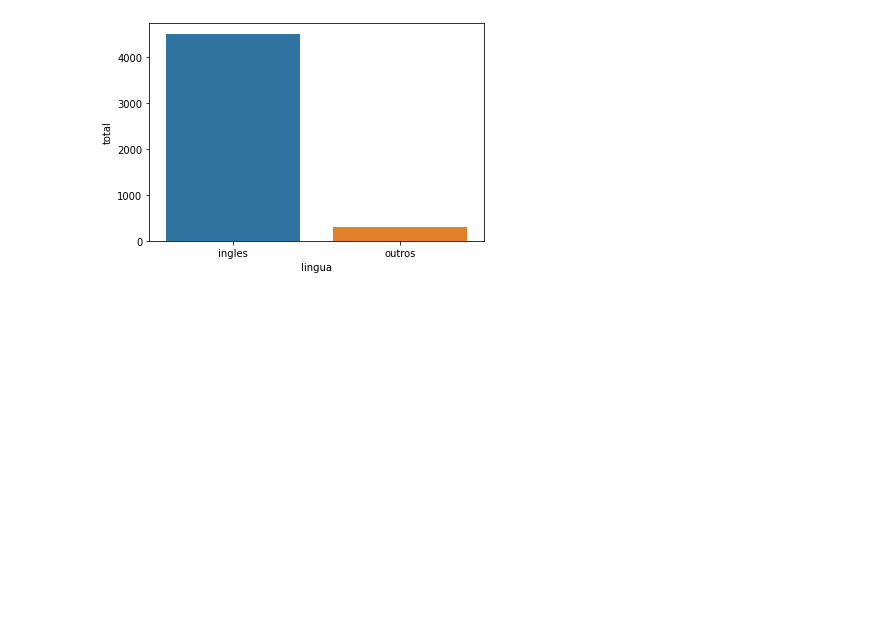
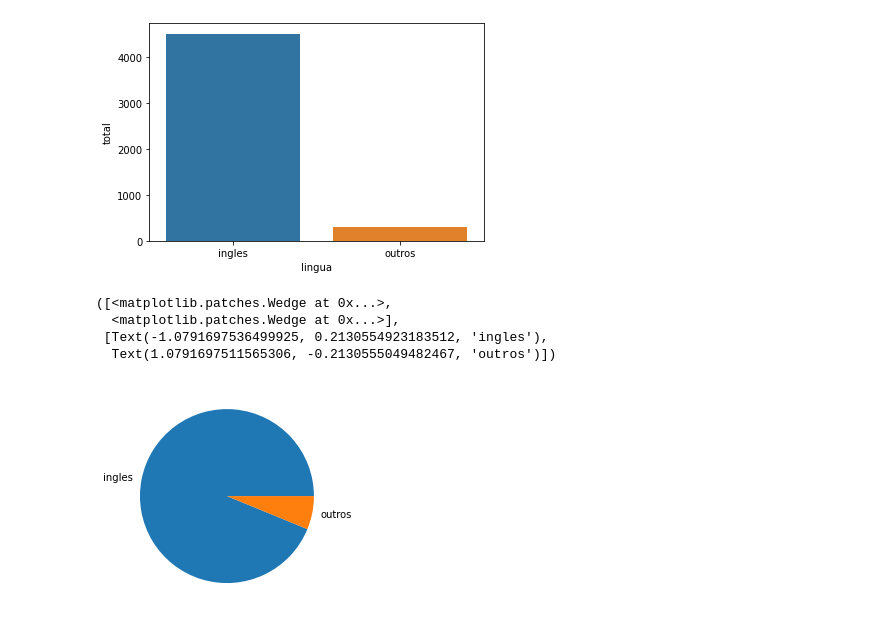
Before and after one commit to jeanhrsouza/data-science-primeiros-passos, a Jupyter notebook: Introducao_a_Data_Science.ipynb, the cells around one changed output. Saved outputs shown, nothing was run; the diff lists cells and outputs as text; code cells hidden in the pictures; blank space fills up the shorter version.

Commit message:
Visualizando as outras categorias

```diff
--- a/Introducao_a_Data_Science.ipynb
+++ b/Introducao_a_Data_Science.ipynb
@@ -449,3 +451,16 @@ sns.barplot(x="lingua", y="total", data = dados)
 # %% [output]
 <matplotlib.axes._subplots.AxesSubplot at 0x...>
 [figure]
+# %%
+# Plotando o gráfico anterior em gráfico de pizza
+plt.pie(dados["total"], labels = dados["lingua"])
+
+# É perceptível que tem inglês tem mais filmes do que outros
+# porém, não tem como fazer proporções, só é perceptível que tem mais
+# sem que seja refinado
+# %% [output]
+([<matplotlib.patches.Wedge at 0x...>,
+  <matplotlib.patches.Wedge at 0x...>],
+ [Text(-1.0791697536499925, 0.2130554923183512, 'ingles'),
+  Text(1.0791697511565306, -0.2130555049482467, 'outros')])
+[figure, added]
```
Also changed, not shown: parts of 3 cells of this notebook.
